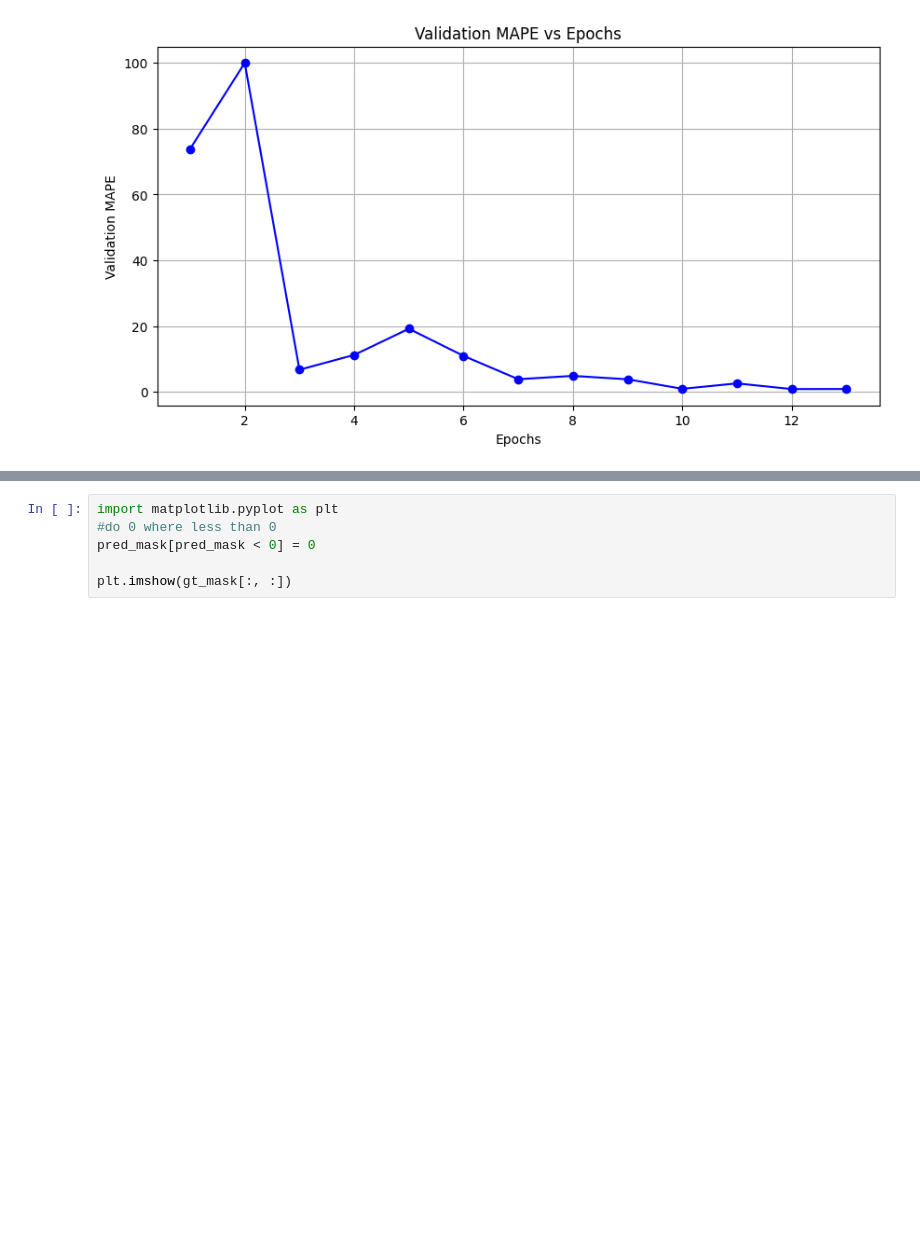
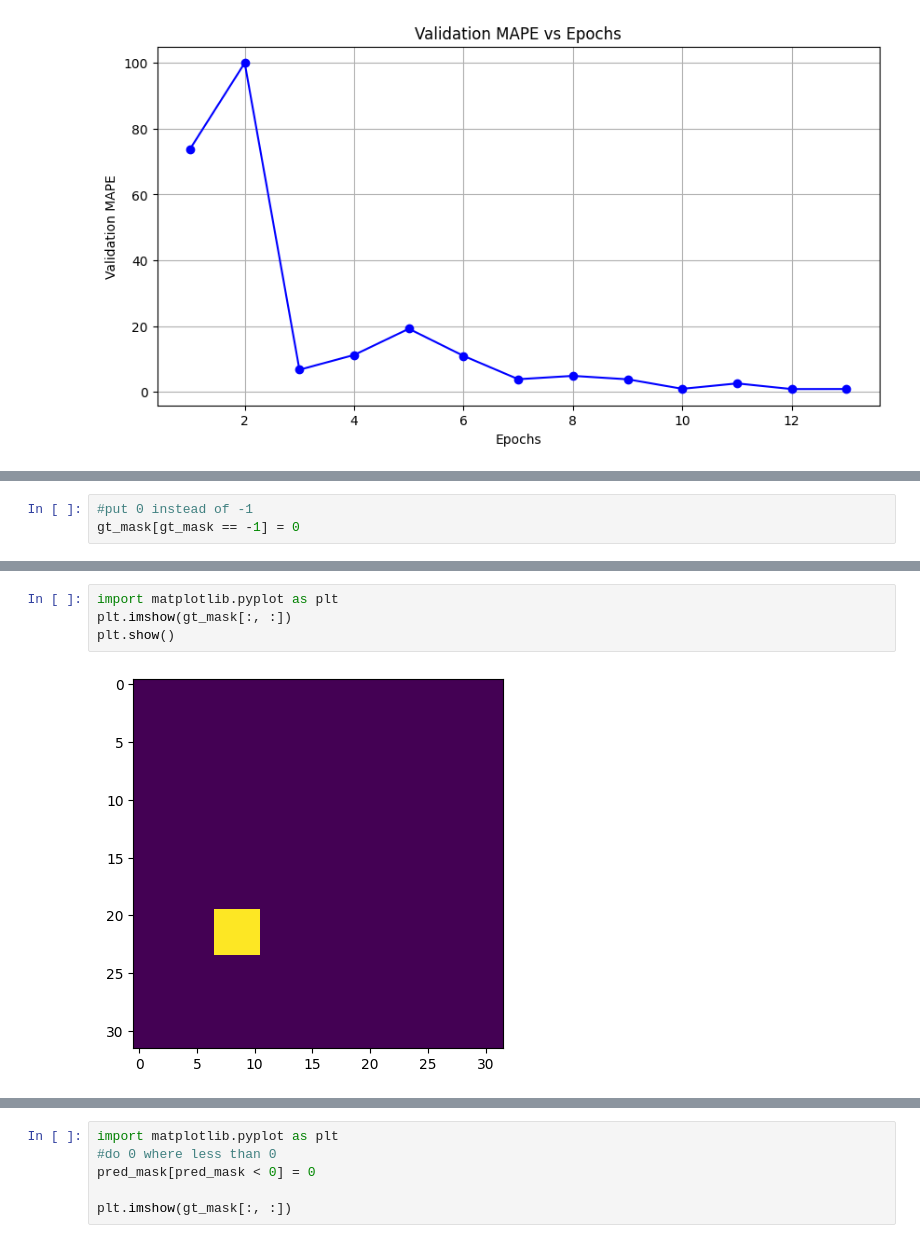
Before and after one commit to Amnx404/SICKLE, a Jupyter notebook: plot_mape.ipynb, the cells around one changed output, grey strips where cells are left out. Drawn from its saved outputs; the diff is of its cells as text; blank space fills up the shorter version.

```diff
--- a/plot_mape.ipynb
+++ b/plot_mape.ipynb
@@ -100,0 +107,3 @@ pred_mask, gt_mask, sickle_mask = run('0_2')
+# %%
+#put 0 instead of -1
+gt_mask[gt_mask == -1] = 0
@@ -100,0 +120,6 @@ pred_mask, gt_mask, sickle_mask = run('0_2')
+# %%
+import matplotlib.pyplot as plt
+plt.imshow(gt_mask[:, :])
+plt.show()
+# %% [output]
+[figure, added]
```
Also changed, not shown: parts of 10 cells of this notebook, 26 other files.
